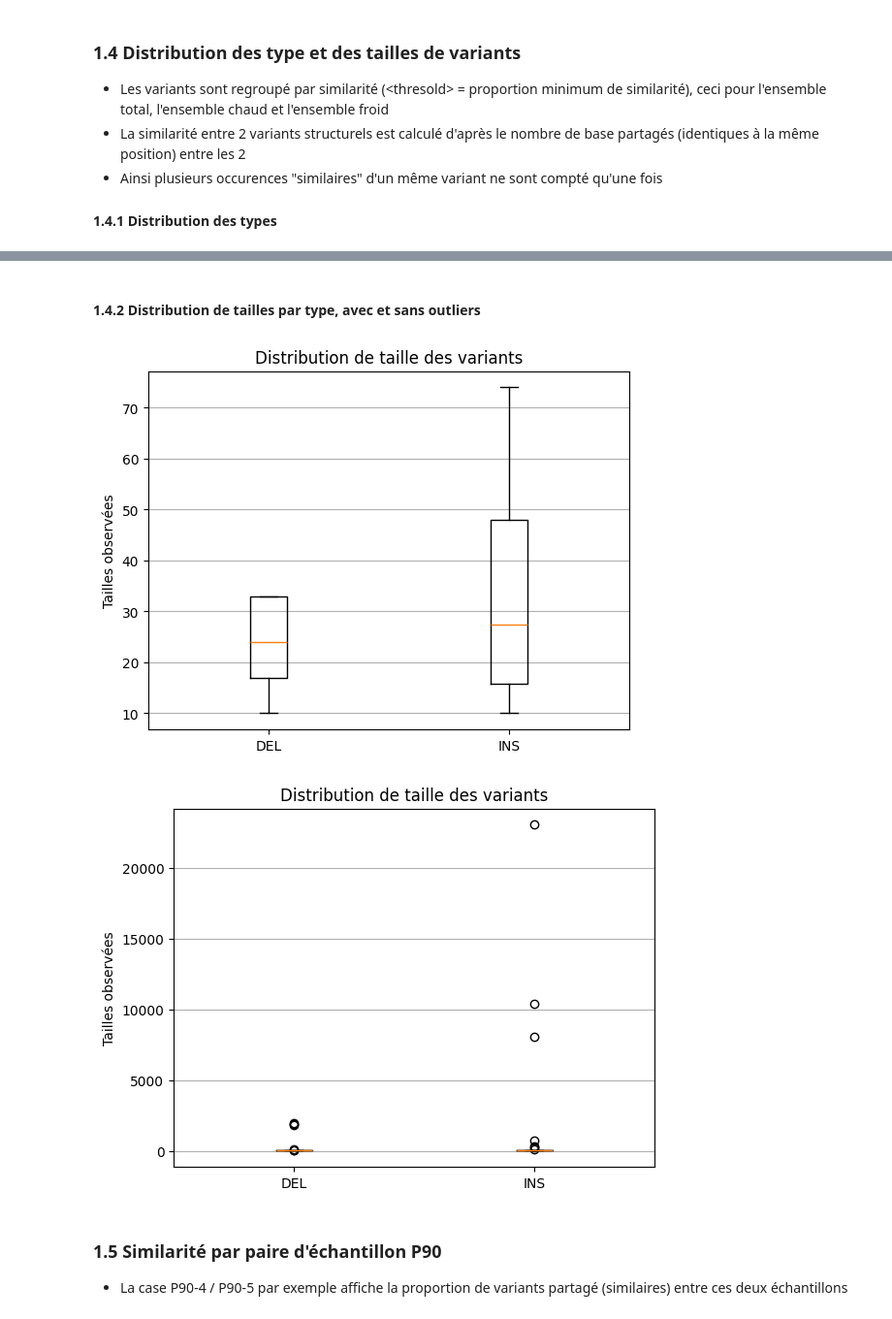
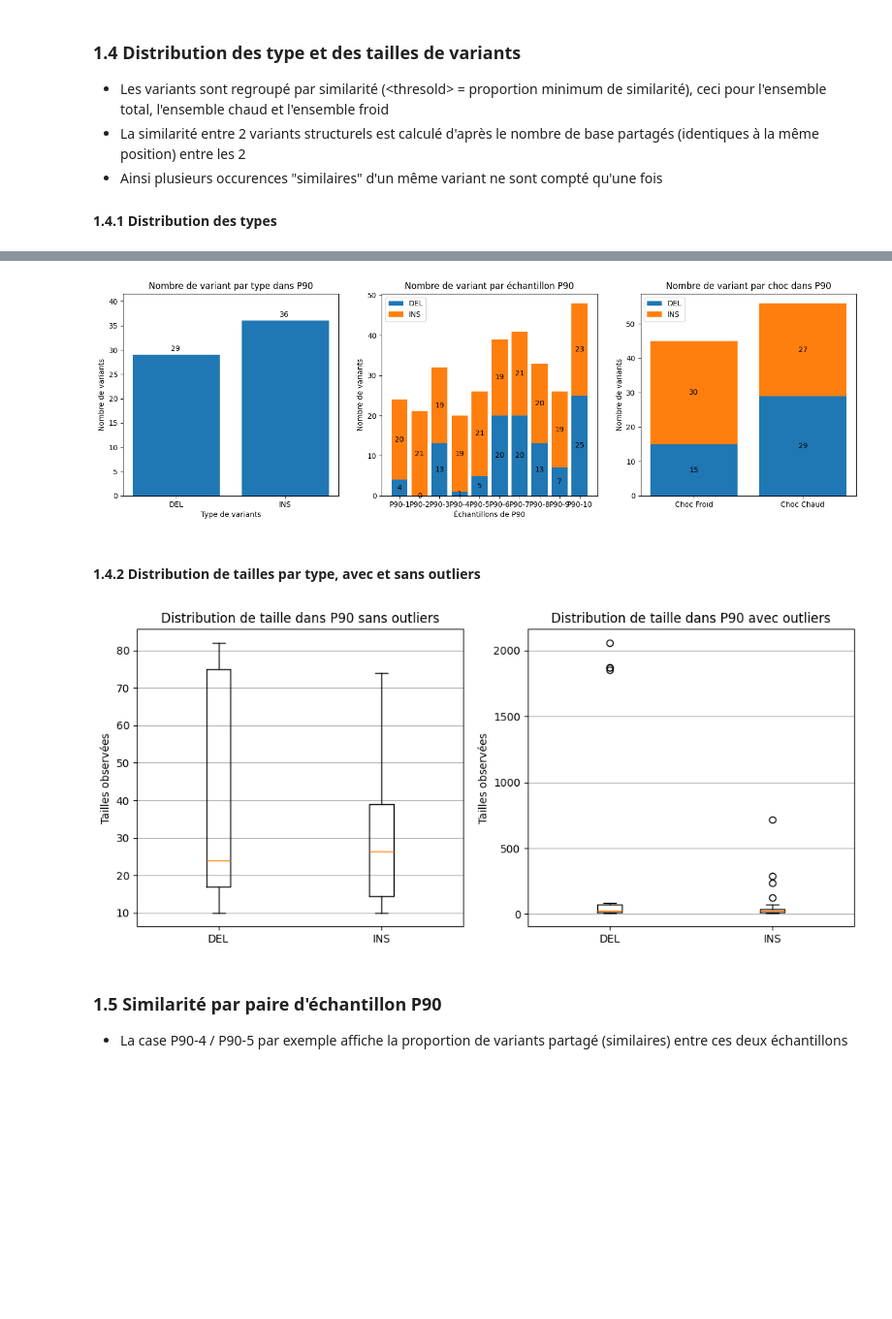
Before and after one commit to Tara-Guillorit/TP-BILL, a Jupyter notebook: src/analysis.ipynb, the cells around one changed output, grey strips where cells are left out. Shown at 97% size. Saved outputs shown, nothing was run; the diff lists cells and outputs as text; code cells hidden in the pictures; blank space fills up the shorter version.

```diff
--- a/src/analysis.ipynb
+++ b/src/analysis.ipynb
@@ -86,6 +98,7 @@ plt.show()
 min_depth = 500
 min_freq = 0.2
 data = [[v for v in d if v['af'] > min_freq and max(v['depth'])> min_depth] for d in data]
+data = [[v for v in d if (10000 < v['pos'] < 270000) or v['svlen'] < 2000] for d in data]
 # %% [markdown]
 ### 1.4 Distribution des type et des tailles de variants
 
@@ -119,12 +110,48 @@ plots.plot_grouped_count_by_type(grouped_counts, grouped_labels)
+# %%
+thresold = 1
+
+grouped_by_sample = sim.merge_samples(data, sample_labels, sim_thresold=thresold)
+
+types_counts = stats.count_types([grp[0][1]["svtype"] for grp in grouped_by_sample])
+types_by_sample = stats.count_types_by_group(grouped_by_sample, sample_labels)
+types_by_choc = stats.count_types_by_group(grouped_by_sample, [cold_labels, heat_labels])
+
+fig, (ax1, ax2, ax3) = plt.subplots(nrows=1, ncols=3, figsize=(18, 5))
+
+plots.barplot(types_counts, ax1)
+ax1.set_ylabel('Nombre de variants')
+ax1.set_xlabel('Type de variants')
+ax1.set_title('Nombre de variant par type dans P90')
+
+plots.grouped_barplot(types_by_sample, sample_labels, ax2)
+ax2.set_ylabel('Nombre de variants')
+ax2.set_xlabel('Échantillons de P90')
+ax2.set_title('Nombre de variant par échantillon P90')
+
+plots.grouped_barplot(types_by_choc, ["Choc Froid", "Choc Chaud"], ax3)
+ax3.set_ylabel('Nombre de variants')
+ax3.set_title('Nombre de variant par choc dans P90')
+plt.show()
+# %% [output]
+[figure, added]
 # %% [markdown]
 #### 1.4.2 Distribution de tailles par type, avec et sans outliers
 # %%
-len_distrib_all = stats.len_by_type([(grp[0][1]["svtype"], np.mean([x[1]["svlen"] for x in grp])) for grp in all_variant_grouped])
-plots.plot_len_by_type(len_distrib_all, False)
-plots.plot_len_by_type(len_distrib_all, True)
+len_distrib_all = stats.len_by_type([(grp[0][1]["svtype"], np.mean([x[1]["svlen"] for x in grp])) for grp in grouped_by_sample])
+
+fig, (ax1, ax2) = plt.subplots(nrows=1, ncols=2, figsize=(12, 5))
+
+plots.boxplot(len_distrib_all, False, ax1)
+ax1.set_ylabel('Tailles observées')
+ax1.set_title("Distribution de taille dans P90 sans outliers")
+
+plots.boxplot(len_distrib_all, True, ax2)
+ax2.set_ylabel('Tailles observées')
+ax2.set_title("Distribution de taille dans P90 avec outliers")
+
+plt.show()
 # %% [output]
-[figure, old version]
+[figure, new version]
-[figure, removed]
 # %% [markdown]
 ### 1.5 Similarité par paire d'échantillon P90
 
```
Also changed, not shown: parts of 17 cells of this notebook, 3 other files.
